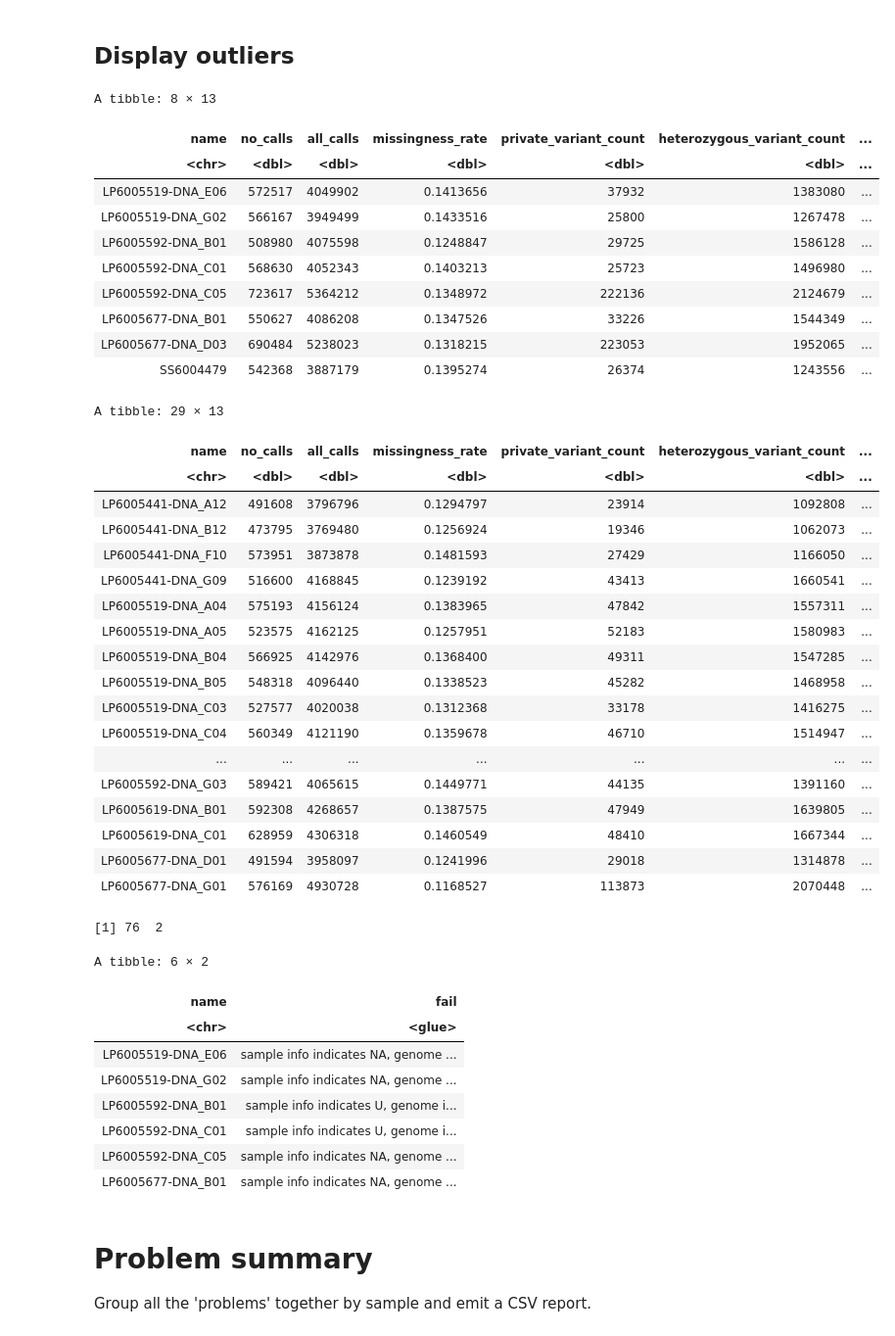
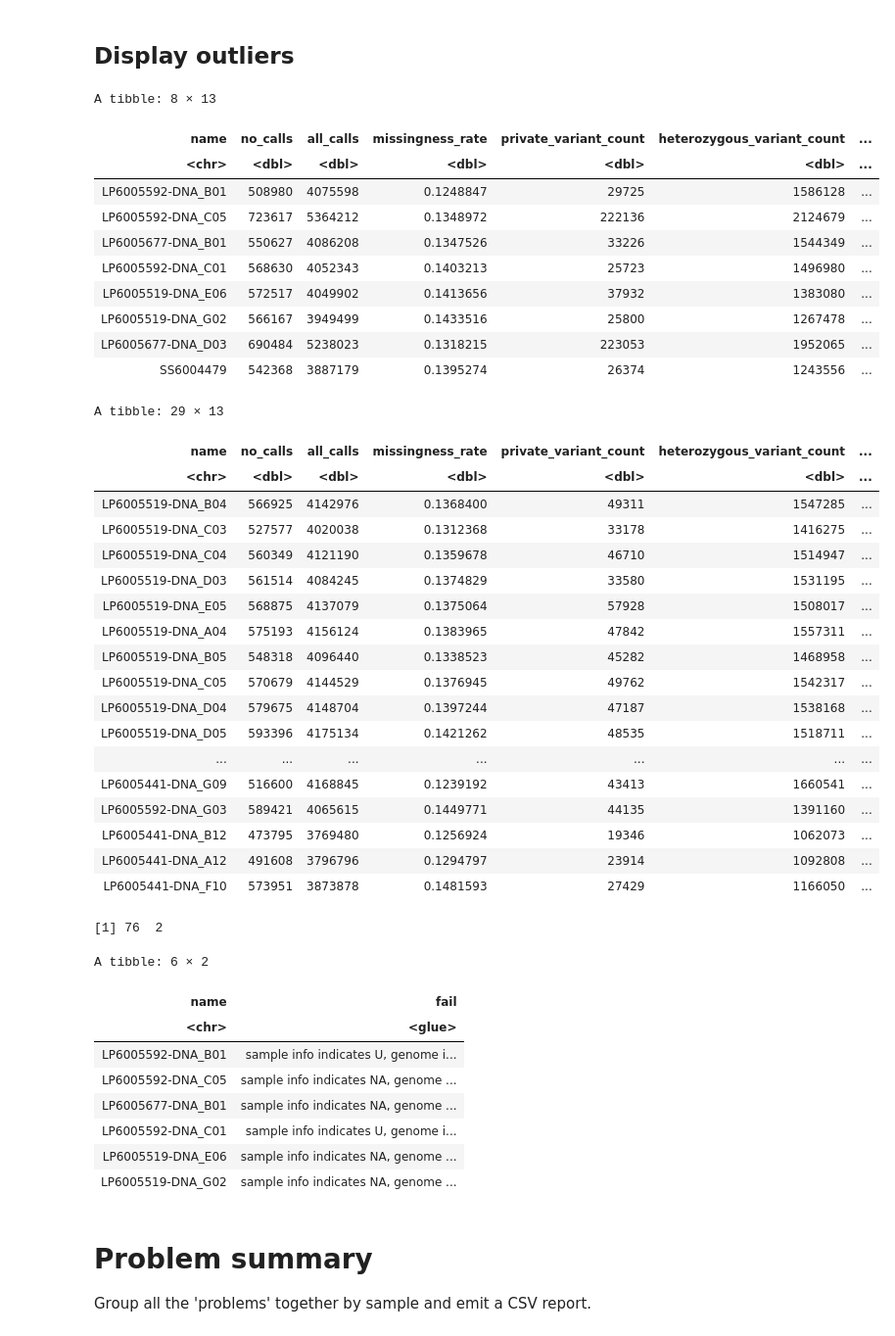
Before and after one commit to verilylifesciences/variant-qc, a Jupyter notebook: notebooks/ExploreSampleQCResults.ipynb, the cells around one changed output. Shown at 98% size. Saved outputs shown, nothing was run; the diff lists cells and outputs as text; code cells hidden in the pictures.

```diff
--- a/notebooks/ExploreSampleQCResults.ipynb
+++ b/notebooks/ExploreSampleQCResults.ipynb
@@ -973,46 +964,49 @@ Warning message:
 ## Display outliers
 # %%
 (m_outliers <- joined_genome_results %>%
-    filter(!sex %in% c('F', 'FEMALE', 'female') & perct_het_alt_in_snvs > 0.4))
+    filter(!sex %in% c('F', 'FEMALE', 'female') & perct_het_alt_in_snvs > 0.4) %>%
+    arrange(desc(perct_het_alt_in_snvs))
+)
 # %% [output]
 A tibble: 8 × 13
 | name | no_calls | all_calls | missingness_rate | private_variant_count | heterozygous_variant_count | ... |
 | <chr> | <dbl> | <dbl> | <dbl> | <dbl> | <dbl> | ... |
+| LP6005592-DNA_B01 | 508980 | 4075598 | 0.1248847 | 29725 | 1586128 | ... |
+| LP6005592-DNA_C05 | 723617 | 5364212 | 0.1348972 | 222136 | 2124679 | ... |
+| LP6005677-DNA_B01 | 550627 | 4086208 | 0.1347526 | 33226 | 1544349 | ... |
+| LP6005592-DNA_C01 | 568630 | 4052343 | 0.1403213 | 25723 | 1496980 | ... |
 | LP6005519-DNA_E06 | 572517 | 4049902 | 0.1413656 | 37932 | 1383080 | ... |
 | LP6005519-DNA_G02 | 566167 | 3949499 | 0.1433516 | 25800 | 1267478 | ... |
-| LP6005592-DNA_B01 | 508980 | 4075598 | 0.1248847 | 29725 | 1586128 | ... |
-| LP6005592-DNA_C01 | 568630 | 4052343 | 0.1403213 | 25723 | 1496980 | ... |
-| LP6005592-DNA_C05 | 723617 | 5364212 | 0.1348972 | 222136 | 2124679 | ... |
-| LP6005677-DNA_B01 | 550627 | 4086208 | 0.1347526 | 33226 | 1544349 | ... |
 | LP6005677-DNA_D03 | 690484 | 5238023 | 0.1318215 | 223053 | 1952065 | ... |
 | SS6004479 | 542368 | 3887179 | 0.1395274 | 26374 | 1243556 | ... |
 # %%
 (f_outliers <- joined_genome_results %>%
-    filter(! sex %in% c('M', 'MALE', 'male') & perct_het_alt_in_snvs < 0.4))
+    filter(! sex %in% c('M', 'MALE', 'male') & perct_het_alt_in_snvs < 0.4) %>%
+    arrange(perct_het_alt_in_snvs))
 # %% [output]
 A tibble: 29 × 13
 | name | no_calls | all_calls | missingness_rate | private_variant_count | heterozygous_variant_count | ... |
 | <chr> | <dbl> | <dbl> | <dbl> | <dbl> | <dbl> | ... |
-| LP6005441-DNA_A12 | 491608 | 3796796 | 0.1294797 | 23914 | 1092808 | ... |
-| LP6005441-DNA_B12 | 473795 | 3769480 | 0.1256924 | 19346 | 1062073 | ... |
-| LP6005441-DNA_F10 | 573951 | 3873878 | 0.1481593 | 27429 | 1166050 | ... |
-| LP6005441-DNA_G09 | 516600 | 4168845 | 0.1239192 | 43413 | 1660541 | ... |
-| LP6005519-DNA_A04 | 575193 | 4156124 | 0.1383965 | 47842 | 1557311 | ... |
-| LP6005519-DNA_A05 | 523575 | 4162125 | 0.1257951 | 52183 | 1580983 | ... |
 | LP6005519-DNA_B04 | 566925 | 4142976 | 0.1368400 | 49311 | 1547285 | ... |
-| LP6005519-DNA_B05 | 548318 | 4096440 | 0.1338523 | 45282 | 1468958 | ... |
 | LP6005519-DNA_C03 | 527577 | 4020038 | 0.1312368 | 33178 | 1416275 | ... |
 | LP6005519-DNA_C04 | 560349 | 4121190 | 0.1359678 | 46710 | 1514947 | ... |
+| LP6005519-DNA_D03 | 561514 | 4084245 | 0.1374829 | 33580 | 1531195 | ... |
+| LP6005519-DNA_E05 | 568875 | 4137079 | 0.1375064 | 57928 | 1508017 | ... |
+| LP6005519-DNA_A04 | 575193 | 4156124 | 0.1383965 | 47842 | 1557311 | ... |
+| LP6005519-DNA_B05 | 548318 | 4096440 | 0.1338523 | 45282 | 1468958 | ... |
+| LP6005519-DNA_C05 | 570679 | 4144529 | 0.1376945 | 49762 | 1542317 | ... |
+| LP6005519-DNA_D04 | 579675 | 4148704 | 0.1397244 | 47187 | 1538168 | ... |
+| LP6005519-DNA_D05 | 593396 | 4175134 | 0.1421262 | 48535 | 1518711 | ... |
 | ... | ... | ... | ... | ... | ... | ... |
+| LP6005441-DNA_G09 | 516600 | 4168845 | 0.1239192 | 43413 | 1660541 | ... |
 | LP6005592-DNA_G03 | 589421 | 4065615 | 0.1449771 | 44135 | 1391160 | ... |
-| LP6005619-DNA_B01 | 592308 | 4268657 | 0.1387575 | 47949 | 1639805 | ... |
-| LP6005619-DNA_C01 | 628959 | 4306318 | 0.1460549 | 48410 | 1667344 | ... |
-| LP6005677-DNA_D01 | 491594 | 3958097 | 0.1241996 | 29018 | 1314878 | ... |
-| LP6005677-DNA_G01 | 576169 | 4930728 | 0.1168527 | 113873 | 2070448 | ... |
+| LP6005441-DNA_B12 | 473795 | 3769480 | 0.1256924 | 19346 | 1062073 | ... |
+| LP6005441-DNA_A12 | 491608 | 3796796 | 0.1294797 | 23914 | 1092808 | ... |
+| LP6005441-DNA_F10 | 573951 | 3873878 | 0.1481593 | 27429 | 1166050 | ... |
 # %%
 problems <- rbind(
     tibble(name = m_outliers$name, fail = str_glue('sample info indicates {m_outliers$sex}, genome indicates female')),
-    tibble(name = f_outliers$name, fail = str_glue('sample info indicates {f_outliers$name}, genome indicates male')),
+    tibble(name = f_outliers$name, fail = str_glue('sample info indicates {f_outliers$sex}, genome indicates male')),
     problems)
 
 dim(problems)
@@ -1022,12 +1016,12 @@ head(problems)
 A tibble: 6 × 2
 | name | fail |
 | <chr> | <glue> |
+| LP6005592-DNA_B01 | sample info indicates U, genome i... |
+| LP6005592-DNA_C05 | sample info indicates NA, genome ... |
+| LP6005677-DNA_B01 | sample info indicates NA, genome ... |
+| LP6005592-DNA_C01 | sample info indicates U, genome i... |
 | LP6005519-DNA_E06 | sample info indicates NA, genome ... |
 | LP6005519-DNA_G02 | sample info indicates NA, genome ... |
-| LP6005592-DNA_B01 | sample info indicates U, genome i... |
-| LP6005592-DNA_C01 | sample info indicates U, genome i... |
-| LP6005592-DNA_C05 | sample info indicates NA, genome ... |
-| LP6005677-DNA_B01 | sample info indicates NA, genome ... |
 # %% [markdown]
 # Problem summary
 
```
Also changed, not shown: parts of 12 cells of this notebook.
